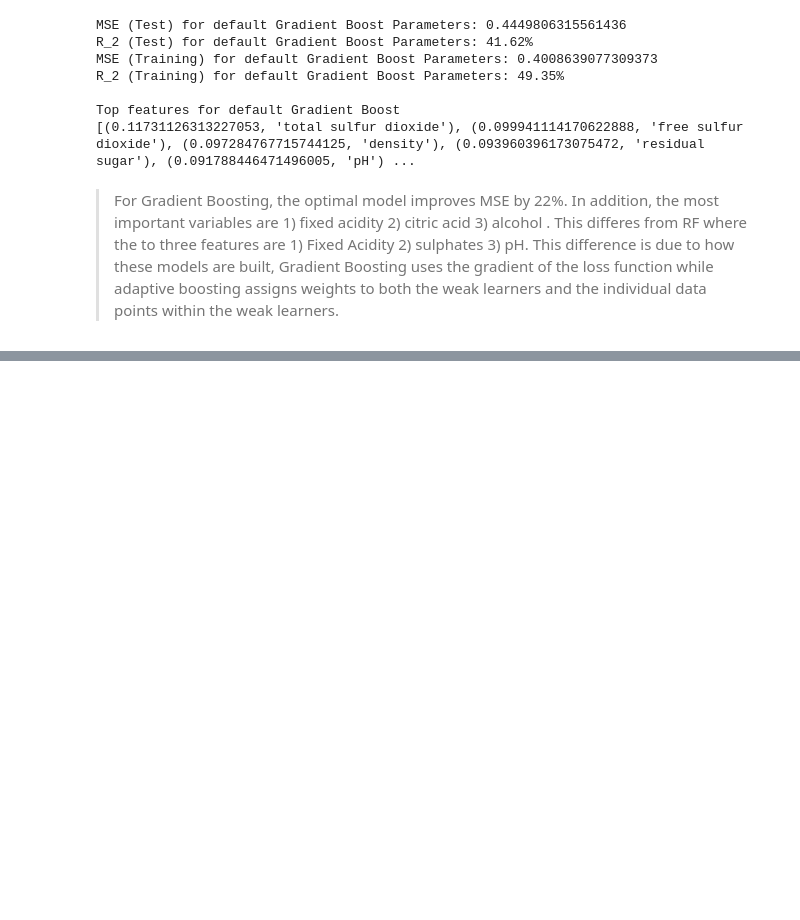
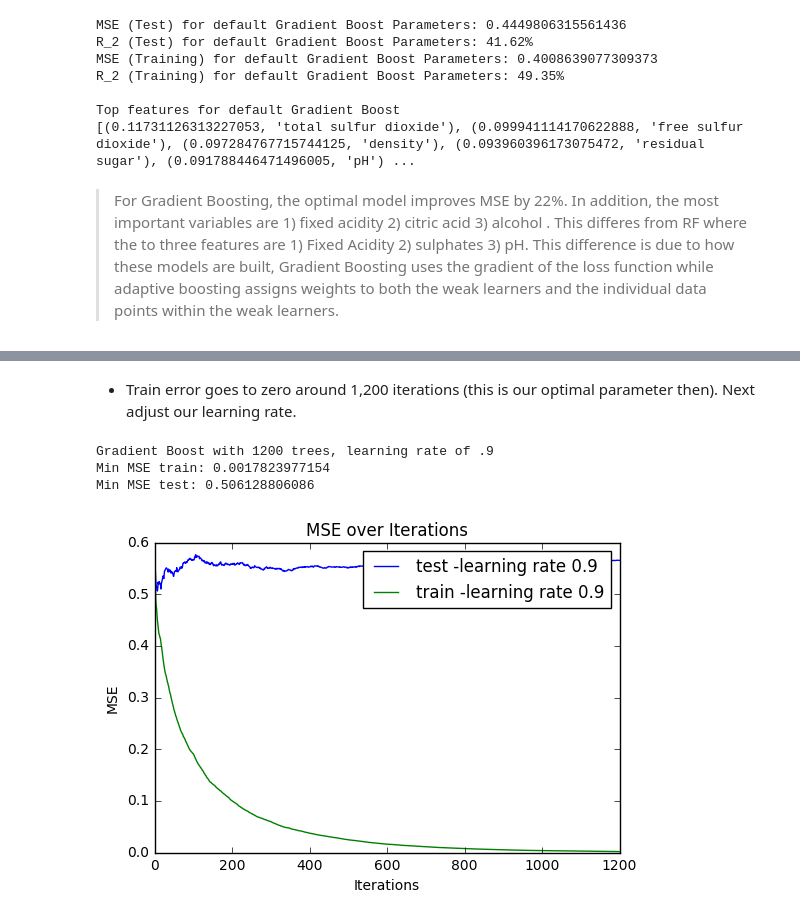
Before and after one commit to jonhilgart22/Galvanize-Machine-Learning-I, a Jupyter notebook: SkillsTest2-Jonathan-Hilgart.ipynb, the cells around one changed output, grey strips where cells are left out. Drawn from its saved outputs; the diff is of its cells as text; code cells hidden in the pictures; blank space fills up the shorter version.

```diff
--- a/SkillsTest2-Jonathan-Hilgart.ipynb
+++ b/SkillsTest2-Jonathan-Hilgart.ipynb
@@ -433,0 +506,11 @@ Top features for default Gradient Boost
+# %% [markdown]
+- Train error goes to zero around 1,200 iterations (this is our optimal parameter then). Next adjust our learning rate.
+# %%
+print('Gradient Boost with 1200 trees, learning rate of .9')
+gb3 = GradientBoostingRegressor(learning_rate=.9,n_estimators=1200)
+stage_score_plot(gb3, X_train, y_train, X_test, y_test, .9)
+# %% [output]
+Gradient Boost with 1200 trees, learning rate of .9
+Min MSE train: 0.0017823977154
+Min MSE test: 0.506128806086
+[figure, added]
```
Also changed, not shown: parts of 25 cells of this notebook, 3 other files.
